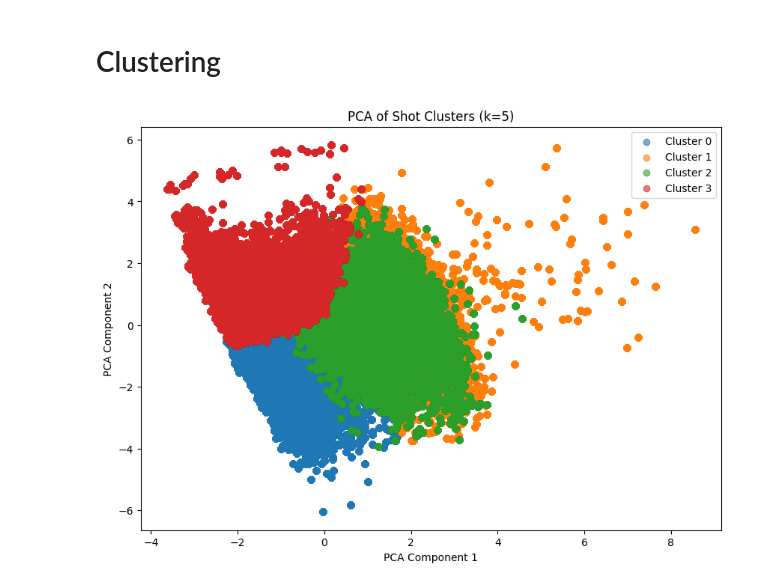
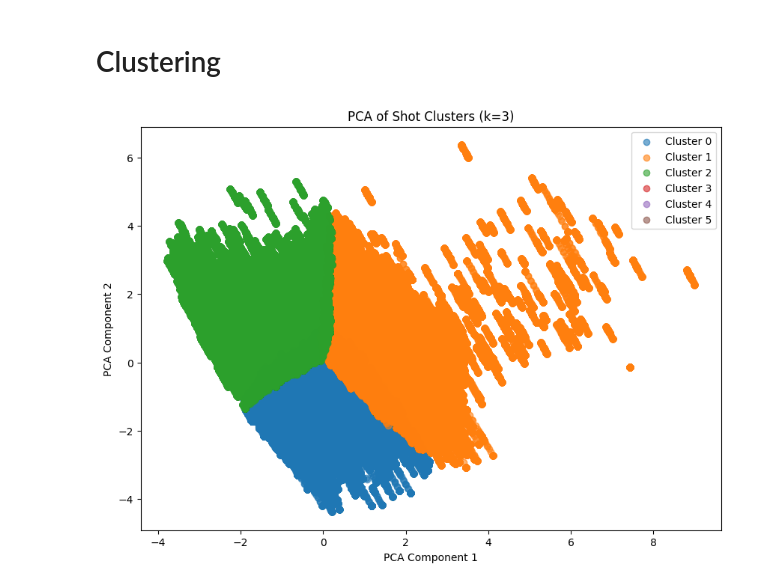
Before and after one commit to Saksham-tyagi1/NBA-Analysis, a Jupyter notebook: Clustering_Stage_1_.ipynb, the cells around one changed output. Cells and saved outputs as stored; diff of their text form; code cells hidden in the pictures.

```diff
--- a/Clustering_Stage_1_.ipynb
+++ b/Clustering_Stage_1_.ipynb
@@ -449,0 +396,16 @@ Final Selected Features for Clustering:
+# %%
+selected_features =  ['SHOT_DISTANCE', 'DRBC', 'ORBC', 'time_left_in_game', 'BASIC_ZONE_Restricted Area', 'LOC_Y', 'time_left_in_quarter', 'LOC_X', 'rolling_efg_pct', 'zone_dfg%']
+# Ensure df and selected_features are correctly set before this step
+df['stratify_column'] = df['SHOT_TYPE'].astype(str) + '_' + df['QUARTER'].astype(str)
+
+# Sampling
+sample_size = 100000  # Adjust sample size as needed
+sampled_data, _ = train_test_split(
+    df,
+    test_size=(1 - sample_size / len(df)),
+    stratify=df['stratify_column'],
+    random_state=42
+)
+
+# Make sure selected_features exists and is defined before this
+data_for_clustering = sampled_data[selected_features]
@@ -450,10 +650,8 @@ Final Selected Features for Clustering:
 # %% [markdown]
 # Clustering
 # %%
-from sklearn.cluster import MiniBatchKMeans
-selected_features = ['LOC_Y', 'LOC_X', 'time_left_in_game', 'SHOT_DISTANCE', 'time_left_in_quarter', 'ACTION_TYPE_freq', 'DIST', 'DRBC', 'ORBC', 'SPD']
-minibatch_kmeans = MiniBatchKMeans(n_clusters=4, random_state=42, batch_size=50000)
+selected_features =  ['SHOT_DISTANCE', 'DRBC', 'ORBC', 'time_left_in_game', 'BASIC_ZONE_Restricted Area', 'LOC_Y', 'time_left_in_quarter', 'LOC_X', 'rolling_efg_pct', 'zone_dfg%']
+minibatch_kmeans = MiniBatchKMeans(n_clusters=3, random_state=42, batch_size=50000)
 
-# Run the clustering algorithm on the selected features
 df['shot_cluster'] = minibatch_kmeans.fit_predict(df[selected_features])
 # %%
@@ -463,18 +658,15 @@ from sklearn.decomposition import PCA
 pca = PCA(n_components=2)
 pca_components = pca.fit_transform(df[selected_features])
 # %%
-import matplotlib.pyplot as plt
-
-# Create a scatter plot for the PCA-reduced components
 plt.figure(figsize=(10, 7))
-for cluster in range(4):
+for cluster in range(6):
     cluster_points = pca_components[df['shot_cluster'] == cluster]
     plt.scatter(cluster_points[:, 0], cluster_points[:, 1], label=f'Cluster {cluster}', alpha=0.6)
 
 plt.xlabel('PCA Component 1')
 plt.ylabel('PCA Component 2')
-plt.title('PCA of Shot Clusters (k=5)')
+plt.title('PCA of Shot Clusters (k=3)')
 plt.legend()
 plt.show()
 # %% [output]
-[figure, old version]
+[figure, new version]
```
Also changed, not shown: parts of 75 cells of this notebook.
